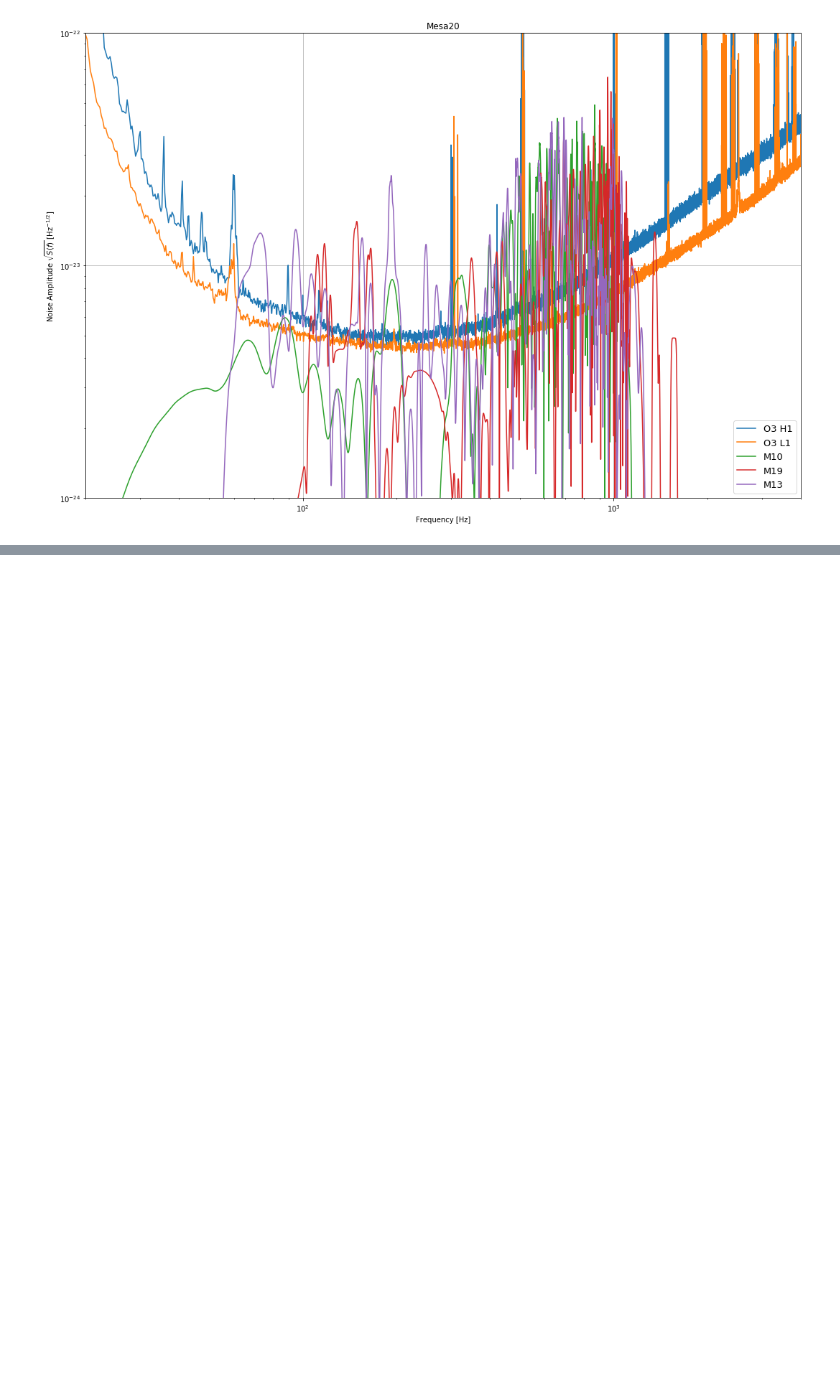
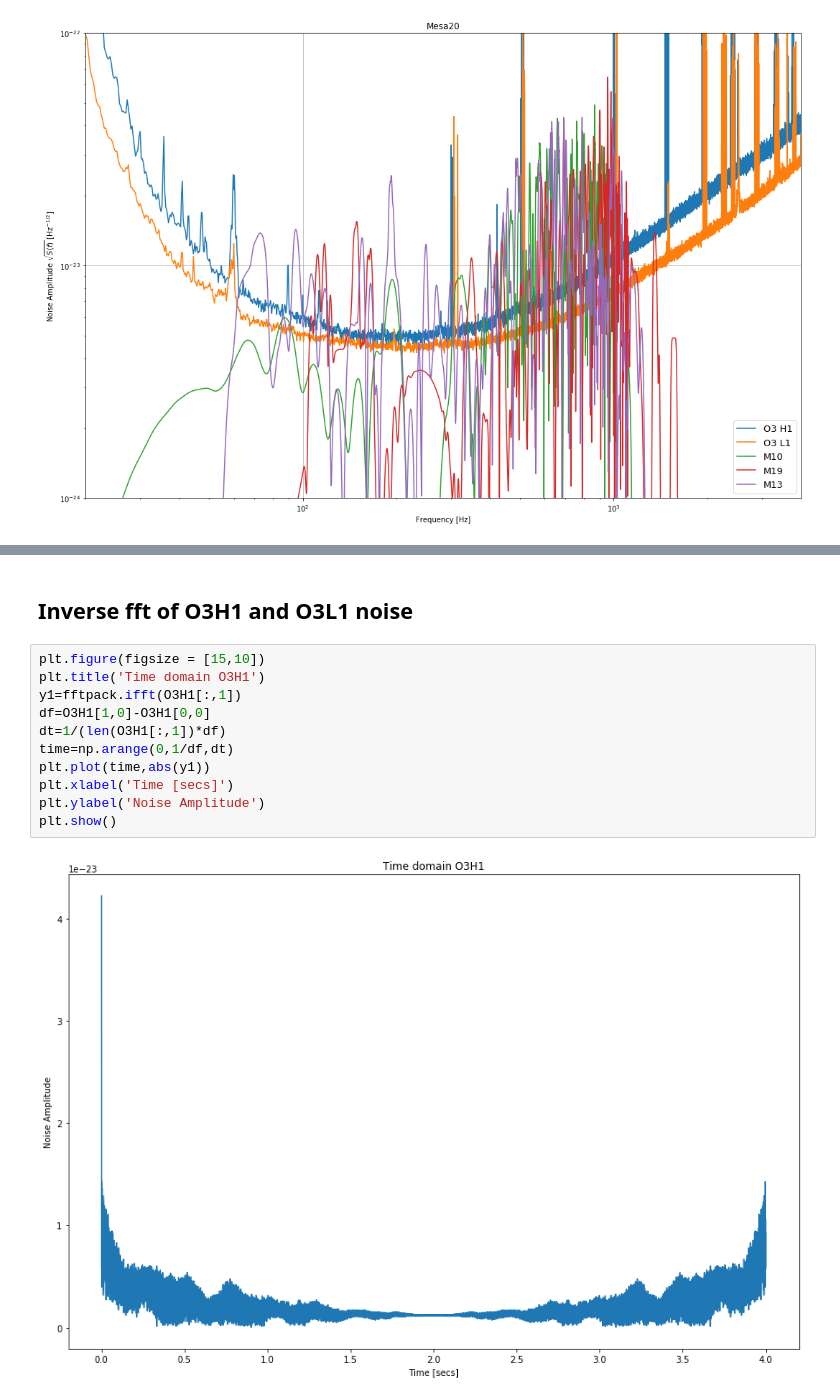
Before and after one commit to Abhinav-Rijal/Project, a Jupyter notebook: GW_wave plot.ipynb, the cells around one changed output, grey strips where cells are left out. Cells and saved outputs as stored; diff of their text form; blank space fills up the shorter version.

```diff
--- a/GW_wave plot.ipynb
+++ b/GW_wave plot.ipynb
@@ -1010,0 +1063,15 @@ plt.show()
+# %% [markdown]
+## Inverse fft of O3H1 and O3L1 noise
+# %%
+plt.figure(figsize = [15,10])
+plt.title('Time domain O3H1')
+y1=fftpack.ifft(O3H1[:,1])
+df=O3H1[1,0]-O3H1[0,0]
+dt=1/(len(O3H1[:,1])*df)
+time=np.arange(0,1/df,dt)
+plt.plot(time,abs(y1))
+plt.xlabel('Time [secs]')
+plt.ylabel('Noise Amplitude')
+plt.show()
+# %% [output]
+[figure, added]
```
Also changed, not shown: parts of 13 cells of this notebook.
